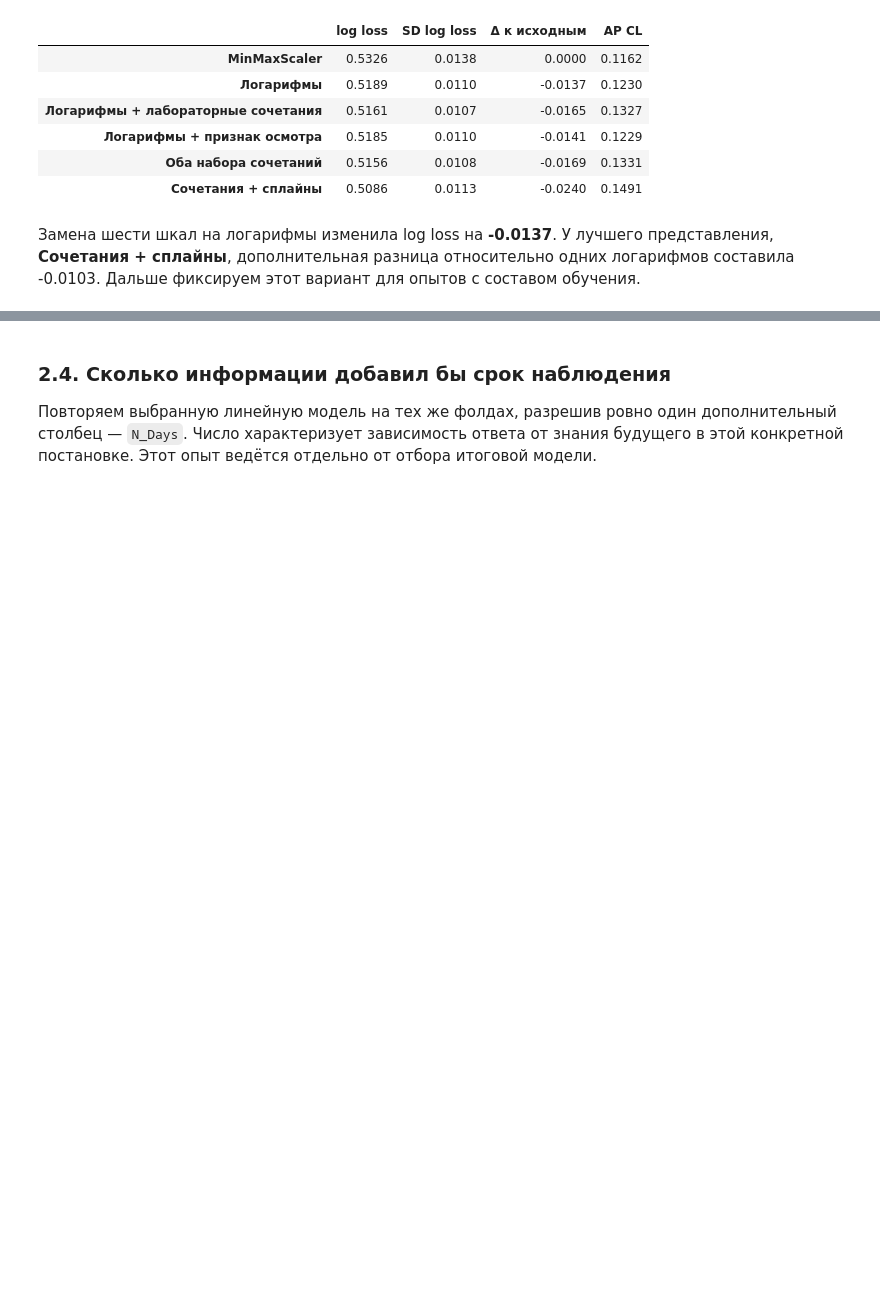
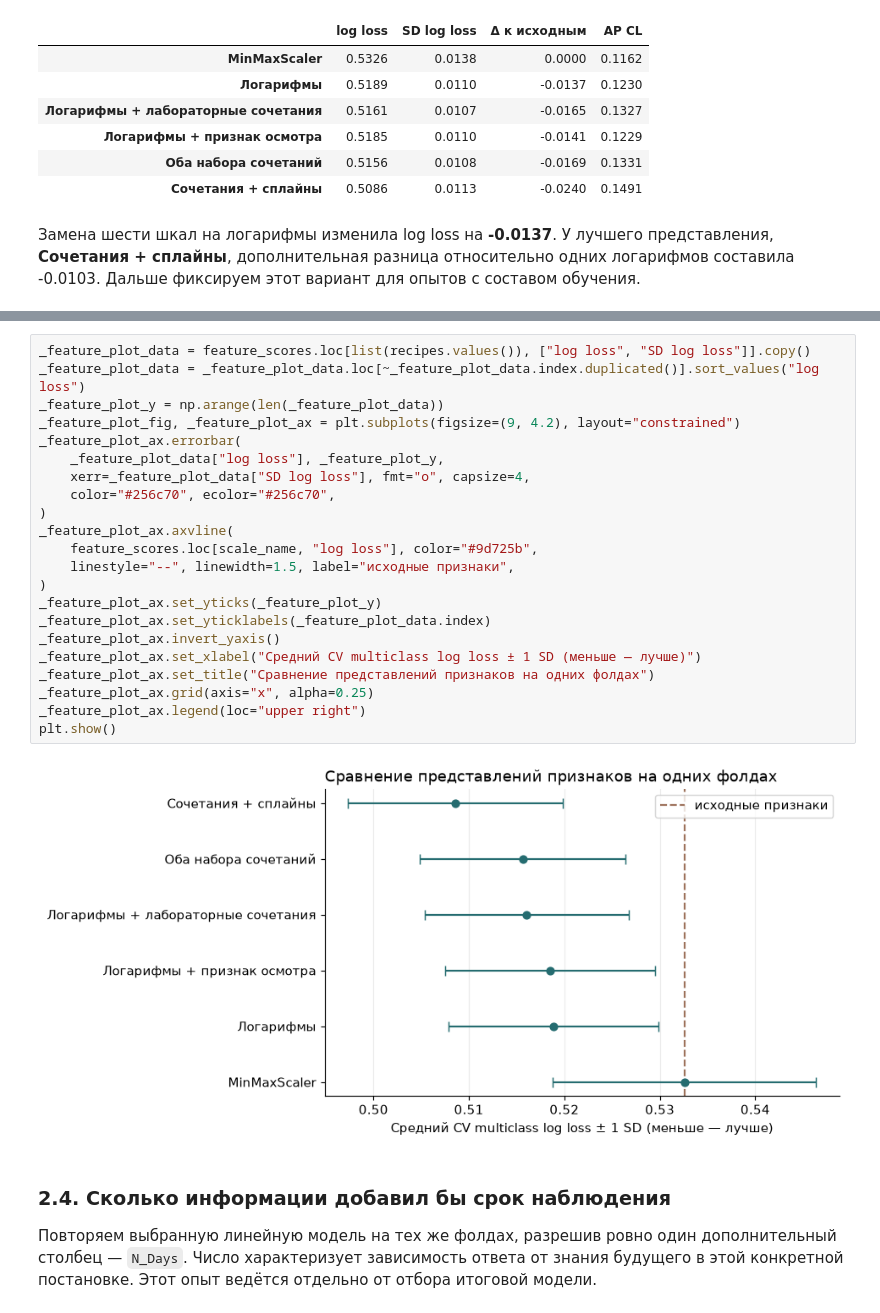
Before and after one commit to PavelK210/pbp-cirrhosis, a Jupyter notebook: 02_modeling.ipynb, the cells around one changed output, grey strips where cells are left out. Cells and saved outputs as stored; diff of their text form; blank space fills up the shorter version.

```diff
--- a/02_modeling.ipynb
+++ b/02_modeling.ipynb
@@ -287,3 +291,27 @@ display(Markdown(f"Замена шести шкал на логарифмы из
+# %%
+_feature_plot_data = feature_scores.loc[list(recipes.values()), ["log loss", "SD log loss"]].copy()
+_feature_plot_data = _feature_plot_data.loc[~_feature_plot_data.index.duplicated()].sort_values("log loss")
+_feature_plot_y = np.arange(len(_feature_plot_data))
+_feature_plot_fig, _feature_plot_ax = plt.subplots(figsize=(9, 4.2), layout="constrained")
+_feature_plot_ax.errorbar(
+    _feature_plot_data["log loss"], _feature_plot_y,
+    xerr=_feature_plot_data["SD log loss"], fmt="o", capsize=4,
+    color="#256c70", ecolor="#256c70",
+)
+_feature_plot_ax.axvline(
+    feature_scores.loc[scale_name, "log loss"], color="#9d725b",
+    linestyle="--", linewidth=1.5, label="исходные признаки",
+)
+_feature_plot_ax.set_yticks(_feature_plot_y)
+_feature_plot_ax.set_yticklabels(_feature_plot_data.index)
+_feature_plot_ax.invert_yaxis()
+_feature_plot_ax.set_xlabel("Средний CV multiclass log loss ± 1 SD (меньше — лучше)")
+_feature_plot_ax.set_title("Сравнение представлений признаков на одних фолдах")
+_feature_plot_ax.grid(axis="x", alpha=0.25)
+_feature_plot_ax.legend(loc="upper right")
+plt.show()
+# %% [output]
+[figure, added]
 # %% [markdown]
 ### 2.4. Сколько информации добавил бы срок наблюдения
 
```
Also changed, not shown: parts of 16 cells of this notebook, 5 other files.
